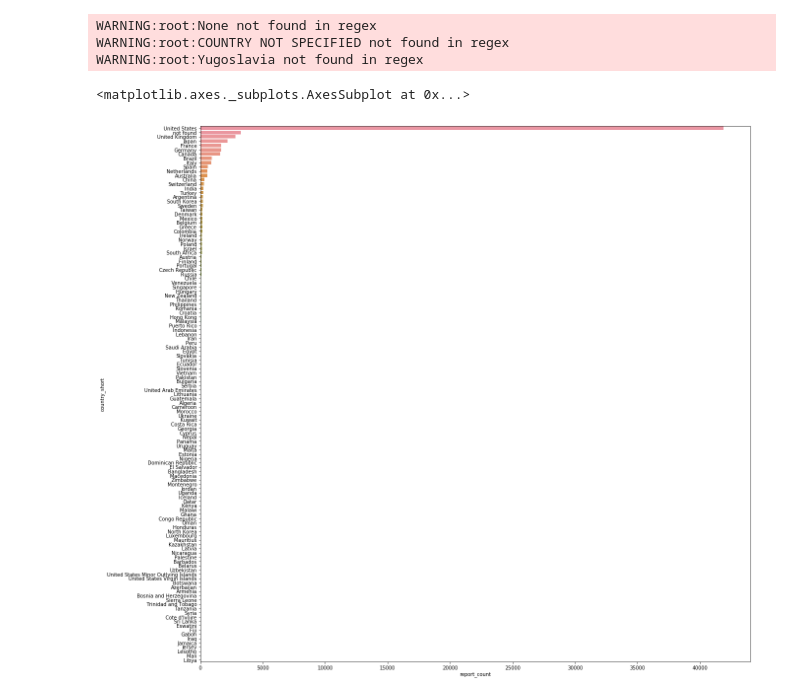
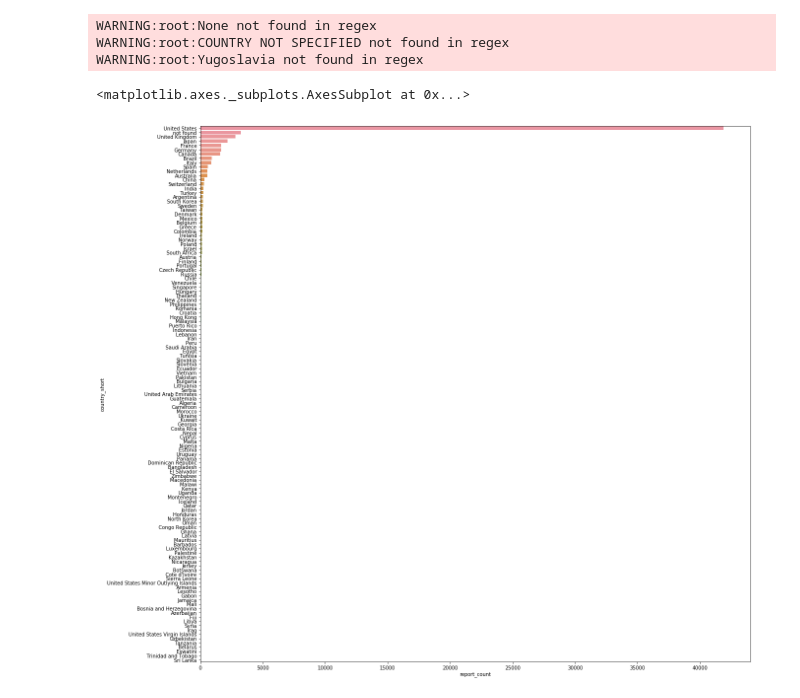
Before and after one commit to samimath/openFDA, a Jupyter notebook: eda.ipynb, the cells around one changed output. Saved outputs shown, nothing was run; the diff lists cells and outputs as text; code cells hidden in the pictures.

```diff
--- a/eda.ipynb
+++ b/eda.ipynb
@@ -149,0 +252,4 @@ adverse_events =
+# %%
+drug_duration = [ days_between(data_subset['drugstartdate'][i],data_subset['drugenddate'][i]) for i in range(0,len(data_subset))]
+
+data_subset['drug_duration'] = drug_duration
@@ -150,3 +262,5 @@ adverse_events =
+# %%
+data_subset['active_substance'] = data_subset['active_substance'].fillna('UNKNOWN')
 # %% [markdown]
 ### Mapping adverse event rate across countries:
 In order to visualize adverse events on a map, we need to standardize country names and get geocode (lat/lon), also, we'll only show countries that have at least 100 cases
@@ -175,14 +289,16 @@ country_lookup['lon'] = lon
 # %%
 data_subset = data_subset.merge(country_lookup)
 # %%
-records_by_country = data_subset[['safetyreportid','country_short']].groupby('country_short').count().reset_index()
+country_count = pd.DataFrame(data = data_subset['country_short'].value_counts()).reset_index()
+
+country_count.columns = ['country_short','report_count']
+
+
 plt.figure(figsize=(20,20))
-country_count = records_by_country.sort_values('safetyreportid',ascending = False)
-country_count.columns = ['country_short','report_count']
 sns.barplot(data = country_count, y = 'country_short', x = 'report_count')
 # %% [output]
 <matplotlib.axes._subplots.AxesSubplot at 0x...>
-[figure, old version]
+[figure, new version]
 # %%
 data_subset2 =  data_subset.merge(country_count)
 # %%
```
Also changed, not shown: parts of 22 cells of this notebook.
